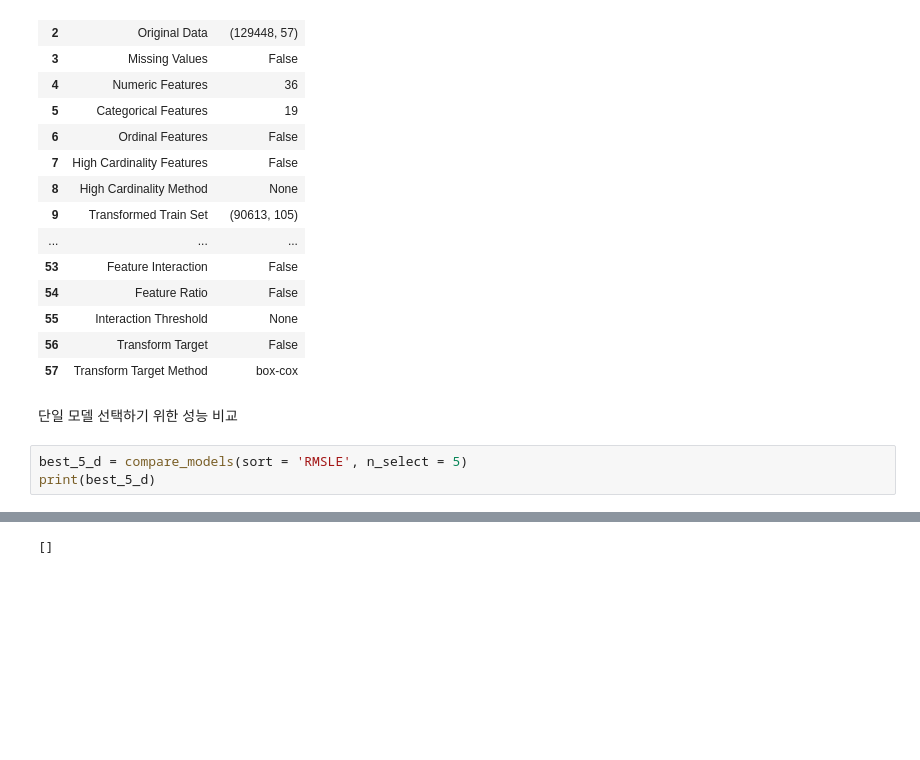
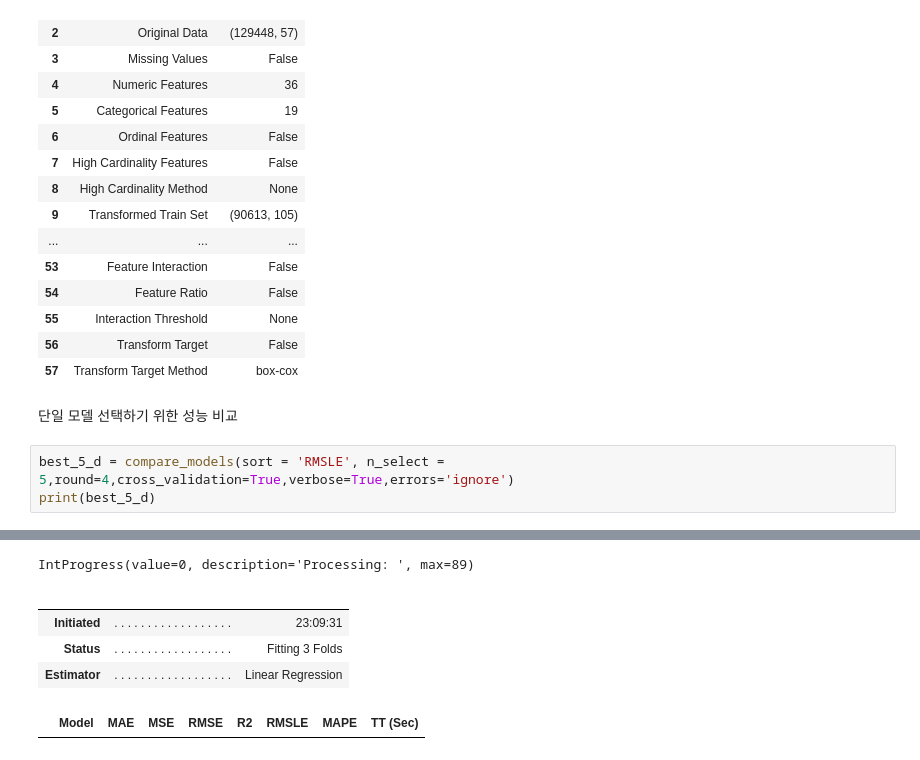
Before and after one commit to yxbxn/smart_farm, a Jupyter notebook: Code/Pycaret 기반의 예측.ipynb, the cells around one changed output, grey strips where cells are left out. Drawn from its saved outputs; the diff is of its cells as text; blank space fills up the shorter version.

```diff
--- a/Code/Pycaret 기반의 예측.ipynb
+++ b/Code/Pycaret 기반의 예측.ipynb
@@ -169,6 +558,6 @@ reg = setup(data=train_data,
 # %% [markdown]
 단일 모델 선택하기 위한 성능 비교
 # %%
-best_5_d = compare_models(sort = 'RMSLE', n_select = 5)
+best_5_d = compare_models(sort = 'RMSLE', n_select = 5,round=4,cross_validation=True,verbose=True,errors='ignore')
 print(best_5_d)
 # %% [output]
@@ -176 +564,7 @@ print(best_5_d)
-[]
+IntProgress(value=0, description='Processing: ', max=89)
+|  |  |  |
+|  |  |  |
+| Initiated | . . . . . . . . . . . . . . . . . . | 23:09:31 |
+| Status | . . . . . . . . . . . . . . . . . . | Fitting 3 Folds |
+| Estimator | . . . . . . . . . . . . . . . . . . | Linear Regression |
+|  | Model | MAE | MSE | RMSE | R2 | RMSLE | MAPE | TT (Sec) |
```
Also changed, not shown: parts of 32 cells of this notebook.
